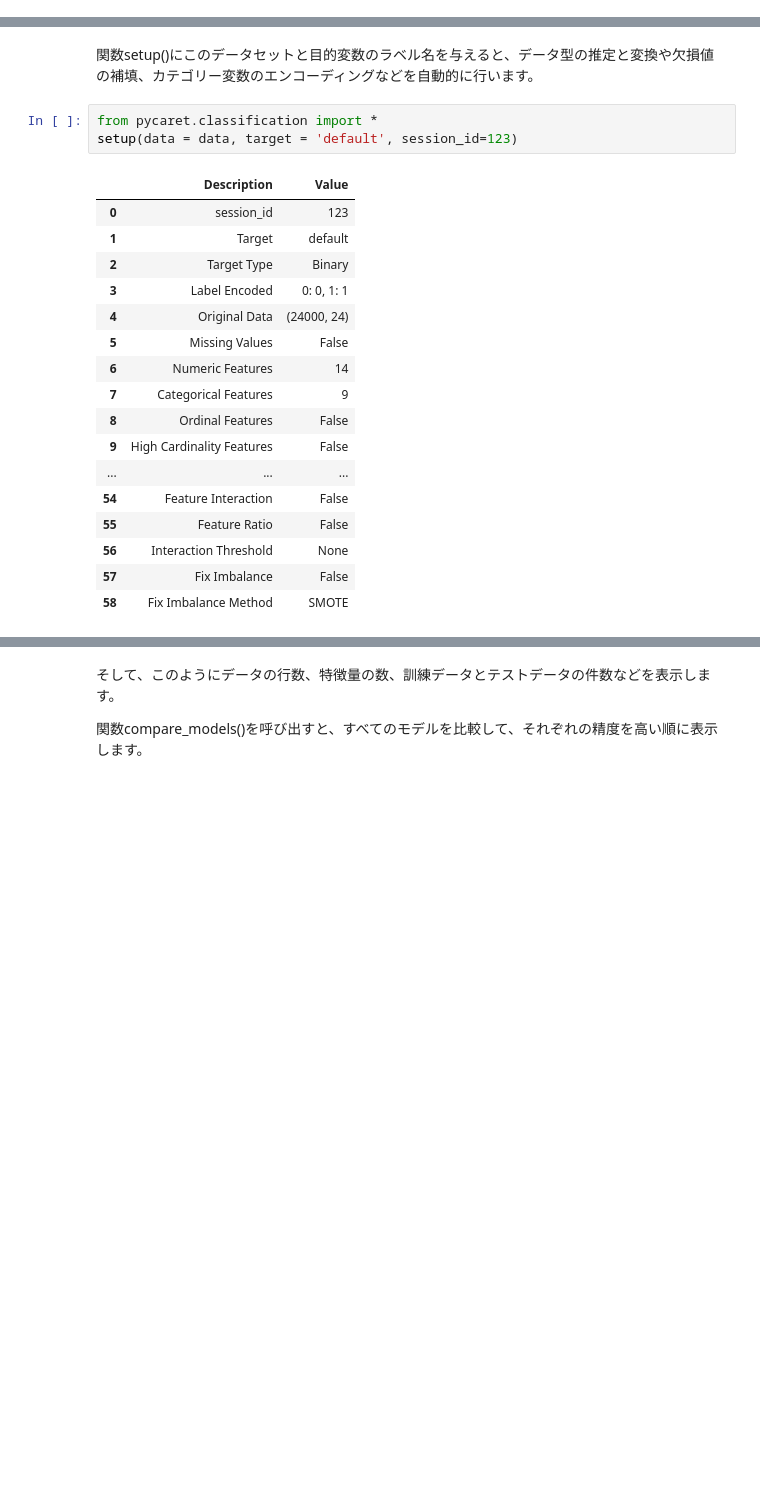
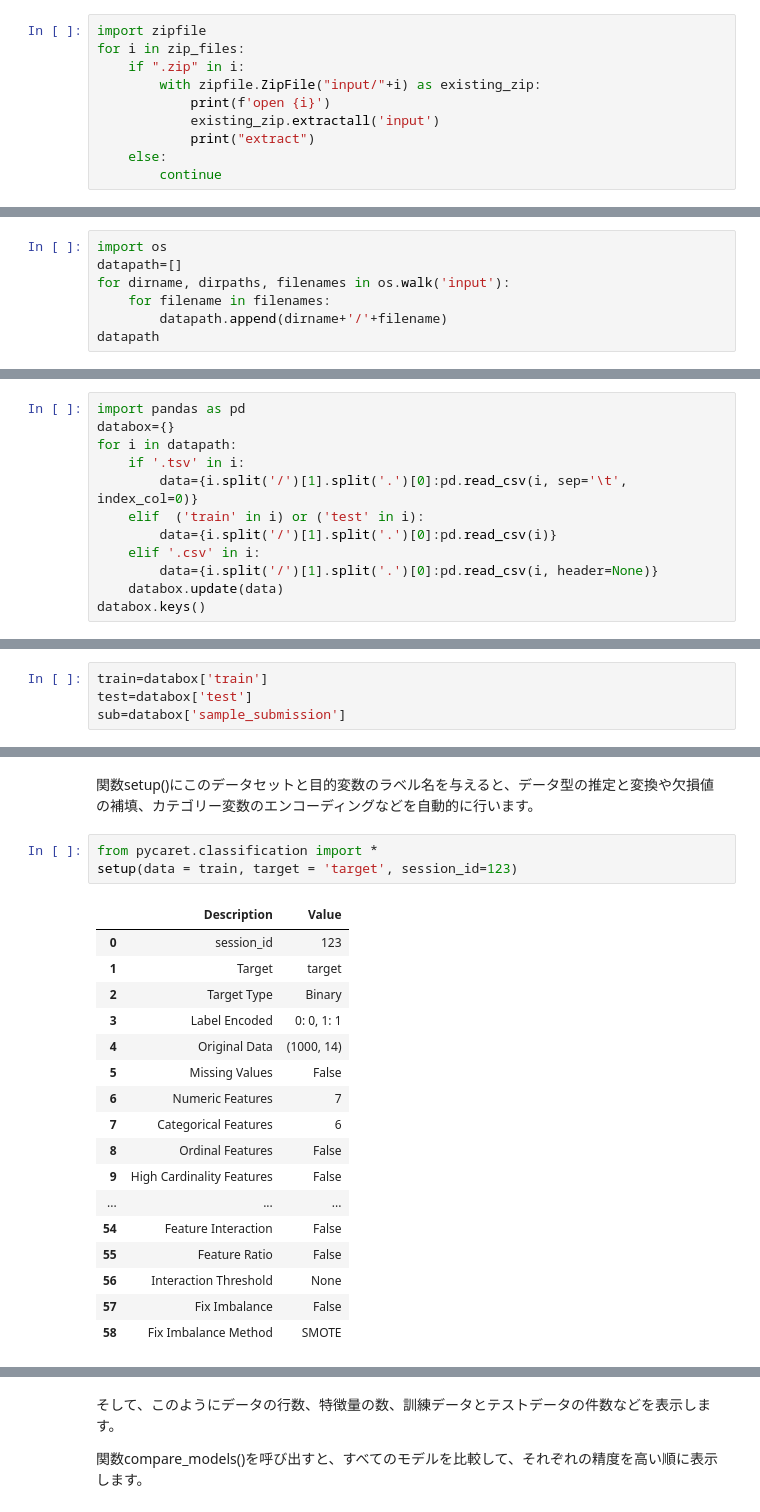
Before and after one commit to Ryo-Tanohata/sig_beginner9, a Jupyter notebook: PyCaret_beginner9.ipynb, the cells around one changed output, grey strips where cells are left out. Cells and saved outputs as stored; diff of their text form; blank space fills up the shorter version.

```diff
--- a/PyCaret_beginner9.ipynb
+++ b/PyCaret_beginner9.ipynb
@@ -12,0 +41,10 @@ PyCaretの素晴らしさを理解するには動かしてみるとのが一番
+# %%
+import zipfile
+for i in zip_files:
+    if ".zip" in i:
+        with zipfile.ZipFile("input/"+i) as existing_zip:
+            print(f'open {i}')
+            existing_zip.extractall('input')
+            print("extract")
+    else:
+        continue
@@ -12,0 +53,7 @@ PyCaretの素晴らしさを理解するには動かしてみるとのが一番
+# %%
+import os
+datapath=[]
+for dirname, dirpaths, filenames in os.walk('input'):
+    for filename in filenames:
+        datapath.append(dirname+'/'+filename)
+datapath
@@ -12,0 +65,12 @@ PyCaretの素晴らしさを理解するには動かしてみるとのが一番
+# %%
+import pandas as pd
+databox={}
+for i in datapath:
+    if '.tsv' in i:
+        data={i.split('/')[1].split('.')[0]:pd.read_csv(i, sep='\t', index_col=0)}
+    elif  ('train' in i) or ('test' in i):
+        data={i.split('/')[1].split('.')[0]:pd.read_csv(i)}
+    elif '.csv' in i:
+        data={i.split('/')[1].split('.')[0]:pd.read_csv(i, header=None)}
+    databox.update(data)
+databox.keys()
@@ -42,0 +104,4 @@ data = get_data('credit')
+# %%
+train=databox['train']
+test=databox['test']
+sub=databox['sample_submission']
@@ -44,17 +118,17 @@ data = get_data('credit')
 関数setup()にこのデータセットと目的変数のラベル名を与えると、データ型の推定と変換や欠損値の補填、カテゴリー変数のエンコーディングなどを自動的に行います。
 # %%
 from pycaret.classification import *
-setup(data = data, target = 'default', session_id=123)
+setup(data = train, target = 'target', session_id=123)
 # %% [output]
 |  | Description | Value |
 | 0 | session_id | 123 |
-| 1 | Target | default |
+| 1 | Target | target |
 | 2 | Target Type | Binary |
 | 3 | Label Encoded | 0: 0, 1: 1 |
-| 4 | Original Data | (24000, 24) |
+| 4 | Original Data | (1000, 14) |
 | 5 | Missing Values | False |
-| 6 | Numeric Features | 14 |
-| 7 | Categorical Features | 9 |
+| 6 | Numeric Features | 7 |
+| 7 | Categorical Features | 6 |
 | 8 | Ordinal Features | False |
 | 9 | High Cardinality Features | False |
 | ... | ... | ... |
```
Also changed, not shown: parts of 20 cells of this notebook.
